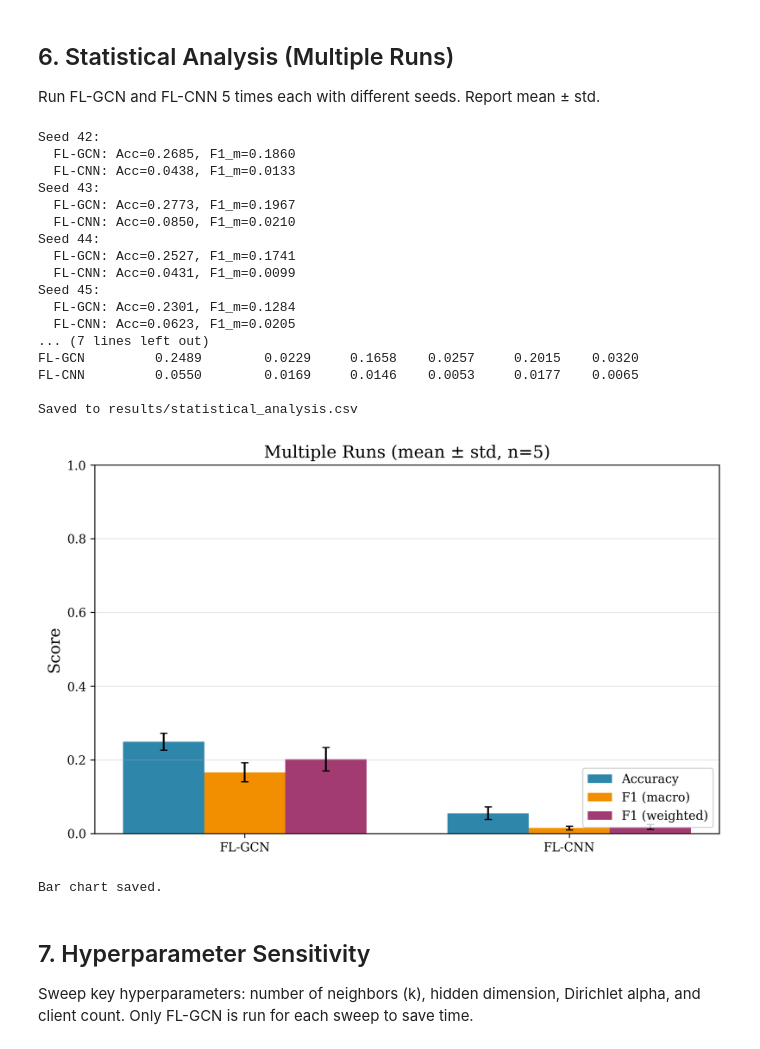
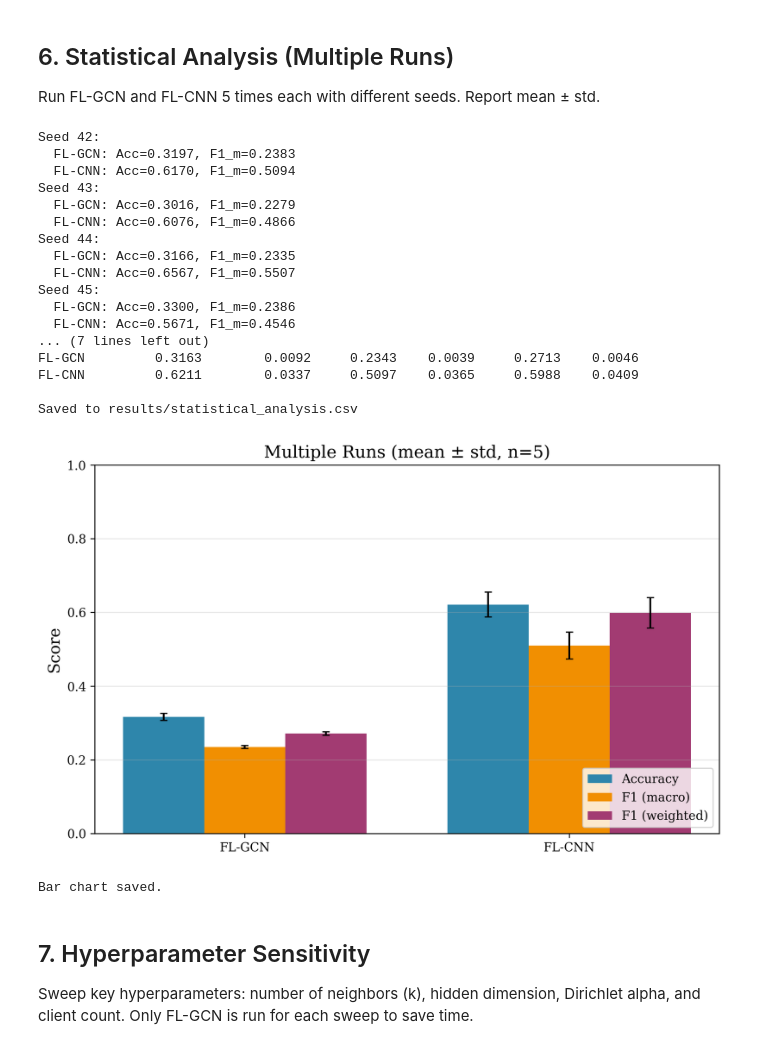
Before and after one commit to willtanoe/fl-gnn-ids-ciciot2023, a Jupyter notebook: notebooks/05_comprehensive_analysis.ipynb, the cells around one changed output. Saved outputs shown, nothing was run; the diff lists cells and outputs as text; code cells hidden in the pictures.

```diff
--- a/notebooks/05_comprehensive_analysis.ipynb
+++ b/notebooks/05_comprehensive_analysis.ipynb
@@ -54,10 +56,12 @@ Load sampled train/test, client graphs, centralized graph, test graph, and label
 # %%
 print('Loading sampled data...')
 train_npz = np.load(DATA / 'sampled_train.npz')
+val_npz = np.load(DATA / 'sampled_val.npz')
 test_npz = np.load(DATA / 'sampled_test.npz')
 X_tr, y_tr = train_npz['X'], train_npz['y']
+X_val, y_val = val_npz['X'], val_npz['y']
 X_te, y_te = test_npz['X'], test_npz['y']
-print(f'Train: {X_tr.shape}, Test: {X_te.shape}')
+print(f'Train: {X_tr.shape}, Val: {X_val.shape}, Test: {X_te.shape}')
 
 print('Loading label encoder...')
 le = joblib.load(DATA / 'label_encoder.pkl')
@@ -74,6 +78,17 @@ for i in range(5):
     client_graphs.append({'X': X_c, 'y': y_c, 'edge_index': ei_c})
     sz, esz = cg['X'].shape[0], cg['edge_index'].shape[1]
     print(f'  Client {i}: {sz} nodes, {esz} edges')
+
+print('Loading val graph...')
+val = np.load(DATA / 'val_graph.npz')
+val_graph = {
+    'X': torch.from_numpy(val['X']).float().to(device),
+    'y': torch.from_numpy(val['y']).long().to(device),
+    'edge_index': torch.from_numpy(val['edge_index']).long().to(device)
+}
+val_sz = val['X'].shape[0]
+val_esz = val['edge_index'].shape[1]
+print(f'Val graph: {val_sz} nodes, {val_esz} edges')
 
 print('Loading test graph...')
 tst = np.load(DATA / 'test_graph.npz')
@@ -103,12 +118,12 @@ print(f'Input dim: {in_dim}, Classes: {n_classes}')
 
 # Training config (overrides for ALL baselines)
 NUM_ROUNDS = 50
-LOCAL_EPOCHS = 5
-LR = 1e-3
+LOCAL_EPOCHS = 10
+LR = 3e-3
 WEIGHT_DECAY = 1e-4
 HIDDEN_DIM = 256
 DROPOUT = 0.3
-USE_FOCAL_LOSS = True
+USE_FOCAL_LOSS = False
 FOCAL_GAMMA = 2.0
 
 # Global class weights from client graphs
@@ -162,8 +181,7 @@ def compute_metrics(y_true, preds):
 
 def train_local(model, data, lr=LR, wd=WEIGHT_DECAY, epochs=LOCAL_EPOCHS):
     model.train()
-    opt = torch.optim.AdamW(model.parameters(), lr=lr, weight_decay=wd)
-    sched = torch.optim.lr_scheduler.CosineAnnealingLR(opt, T_max=epochs)
+    opt = torch.optim.AdamW(model.parameters(), lr=lr, weight_decay=wd, foreach=False)
     for _ in range(epochs):
         opt.zero_grad()
         if 'edge_index' in data:
@@ -174,7 +192,6 @@ def train_local(model, data, lr=LR, wd=WEIGHT_DECAY, epochs=LOCAL_EPOCHS):
         loss.backward()
         torch.nn.utils.clip_grad_norm_(model.parameters(), max_norm=1.0)
         opt.step()
-        sched.step()
     return loss.item()
 
 def evaluate(model, data):
@@ -188,7 +205,7 @@ def evaluate(model, data):
         pred = out.argmax(dim=1).cpu().numpy()
     return loss, pred
 
-def run_fl(model_fn, client_graphs, test_graph, num_rounds=NUM_ROUNDS, local_epochs=LOCAL_EPOCHS, lr=LR, wd=WEIGHT_DECAY, hidden=HIDDEN_DIM, dropout=DROPOUT):
+def run_fl(model_fn, client_graphs, val_graph, test_graph=None, num_rounds=NUM_ROUNDS, local_epochs=LOCAL_EPOCHS, lr=LR, wd=WEIGHT_DECAY, hidden=HIDDEN_DIM, dropout=DROPOUT):
     in_dim = client_graphs[0]['X'].shape[1]
     n_classes = len(torch.unique(torch.cat([g['y'] for g in client_graphs])))
     global_model = model_fn(in_dim, hidden, n_classes, dropout).to(device)
@@ -208,7 +225,7 @@ def run_fl(model_fn, client_graphs, test_graph, num_rounds=NUM_ROUNDS, local_epo
         global_model.load_state_dict({k: v.to(device) for k, v in avg.items()})
         torch.cuda.empty_cache()
 
-    _, preds = evaluate(global_model, test_graph)
+    _, preds = evaluate(global_model, val_graph)
     return preds
 
 print('All helper functions defined.')
@@ -435,8 +455,8 @@ for name in model_archs:
     print(f'  Loading {name}...')
     model = model_archs[name](in_dim, HIDDEN_DIM, n_classes, dropout=DROPOUT).to(device)
     model.load_state_dict(torch.load(pt_path, map_location=device))
-    _, preds = evaluate(model, test_graph)
-    metrics = compute_metrics(test_graph['y'].cpu().numpy(), preds)
+    _, preds = evaluate(model, val_graph)
+    metrics = compute_metrics(val_graph['y'].cpu().numpy(), preds)
     fl_gnn_results[name] = {'metrics': metrics, 'preds': preds}
     del model
     torch.cuda.empty_cache()
@@ -527,8 +547,8 @@ for seed in seeds:
     np.random.seed(seed)
     print(f'Seed {seed}:')
 
-    preds = run_fl(GCN, client_graphs, test_graph)
-    m = compute_metrics(test_graph['y'].cpu().numpy(), preds)
+    preds = run_fl(GCN, client_graphs, val_graph)
+    m = compute_metrics(val_graph['y'].cpu().numpy(), preds)
     stat_results['FL-GCN']['accuracy'].append(m['accuracy'])
     stat_results['FL-GCN']['f1_m'].append(m['f1_m'])
     stat_results['FL-GCN']['f1_w'].append(m['f1_w'])
@@ -537,9 +557,9 @@ for seed in seeds:
     print(f'  FL-GCN: Acc={acc_gcn:.4f}, F1_m={f1m_gcn:.4f}')
 
     cnn_cg = [{'X': g['X'], 'y': g['y']} for g in client_graphs]
-    cnn_tg = {'X': test_graph['X'], 'y': test_graph['y']}
-    preds = run_fl(CNN1D, cnn_cg, cnn_tg)
-    m2 = compute_metrics(test_graph['y'].cpu().numpy(), preds)
+    cnn_vg = {'X': val_graph['X'], 'y': val_graph['y']}
+    preds = run_fl(CNN1D, cnn_cg, cnn_vg)
+    m2 = compute_metrics(val_graph['y'].cpu().numpy(), preds)
     stat_results['FL-CNN']['accuracy'].append(m2['accuracy'])
     stat_results['FL-CNN']['f1_m'].append(m2['f1_m'])
     stat_results['FL-CNN']['f1_w'].append(m2['f1_w'])
@@ -571,44 +591,44 @@ x = np.arange(len(stat_methods))
 width = 0.25
 plot_metrics = ['accuracy', 'f1_m', 'f1_w']
 plot_labels = ['Accuracy', 'F1 (macro)', 'F1 (weighted)']
 plot_colors = ['#2e86ab', '#f18f01', '#a23b72']
 
 for i, (metric, label, color) in enumerate(zip(plot_metrics, plot_labels, plot_colors)):
     means = [np.mean(stat_results[m][metric]) for m in stat_methods]
     stds = [np.std(stat_results[m][metric]) for m in stat_methods]
     ax.bar(x + (i - 1) * width, means, width, yerr=stds, label=label,
            color=color, capsize=3, error_kw={'linewidth': 1.5})
 
 ax.set_xticks(x)
 ax.set_xticklabels(stat_methods)
 ax.set_ylabel('Score')
 ax.set_title('Multiple Runs (mean ± std, n=5)')
 ax.legend(loc='lower right')
 ax.set_ylim(0, 1)
 ax.grid(axis='y', alpha=0.3)
 plt.tight_layout()
 plt.savefig(RESULTS / 'statistical_analysis_bar.png')
 plt.show()
 print('Bar chart saved.')
 # %% [output]
 Seed 42:
-  FL-GCN: Acc=0.2685, F1_m=0.1860
-  FL-CNN: Acc=0.0438, F1_m=0.0133
+  FL-GCN: Acc=0.3197, F1_m=0.2383
+  FL-CNN: Acc=0.6170, F1_m=0.5094
 Seed 43:
-  FL-GCN: Acc=0.2773, F1_m=0.1967
-  FL-CNN: Acc=0.0850, F1_m=0.0210
+  FL-GCN: Acc=0.3016, F1_m=0.2279
+  FL-CNN: Acc=0.6076, F1_m=0.4866
 Seed 44:
-  FL-GCN: Acc=0.2527, F1_m=0.1741
-  FL-CNN: Acc=0.0431, F1_m=0.0099
+  FL-GCN: Acc=0.3166, F1_m=0.2335
+  FL-CNN: Acc=0.6567, F1_m=0.5507
 Seed 45:
-  FL-GCN: Acc=0.2301, F1_m=0.1284
-  FL-CNN: Acc=0.0623, F1_m=0.0205
+  FL-GCN: Acc=0.3300, F1_m=0.2386
+  FL-CNN: Acc=0.5671, F1_m=0.4546
 ... (7 lines left out)
-FL-GCN         0.2489        0.0229     0.1658    0.0257     0.2015    0.0320
-FL-CNN         0.0550        0.0169     0.0146    0.0053     0.0177    0.0065
+FL-GCN         0.3163        0.0092     0.2343    0.0039     0.2713    0.0046
+FL-CNN         0.6211        0.0337     0.5097    0.0365     0.5988    0.0409
 
 Saved to results/statistical_analysis.csv
-[figure, old version]
+[figure, new version]
 Bar chart saved.
 # %% [markdown]
 ## 7. Hyperparameter Sensitivity
```
Also changed, not shown: parts of 13 cells of this notebook, 14 other files.
